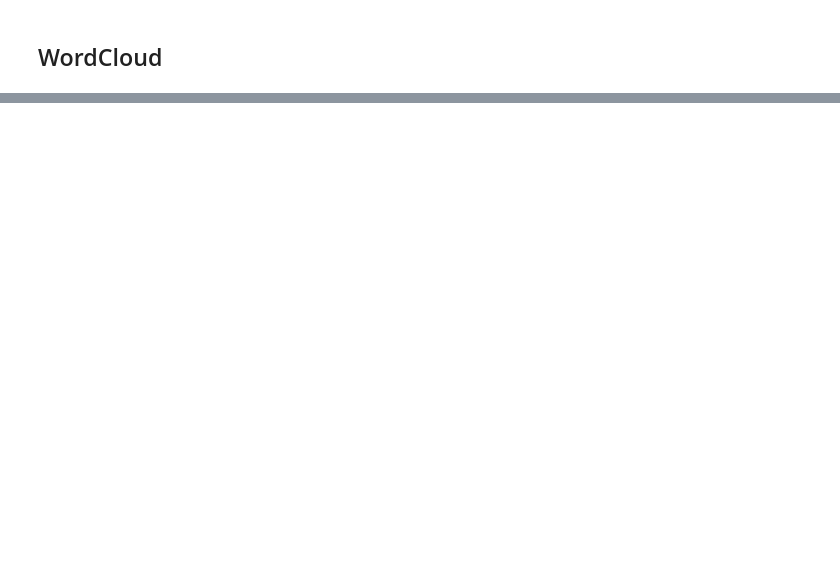
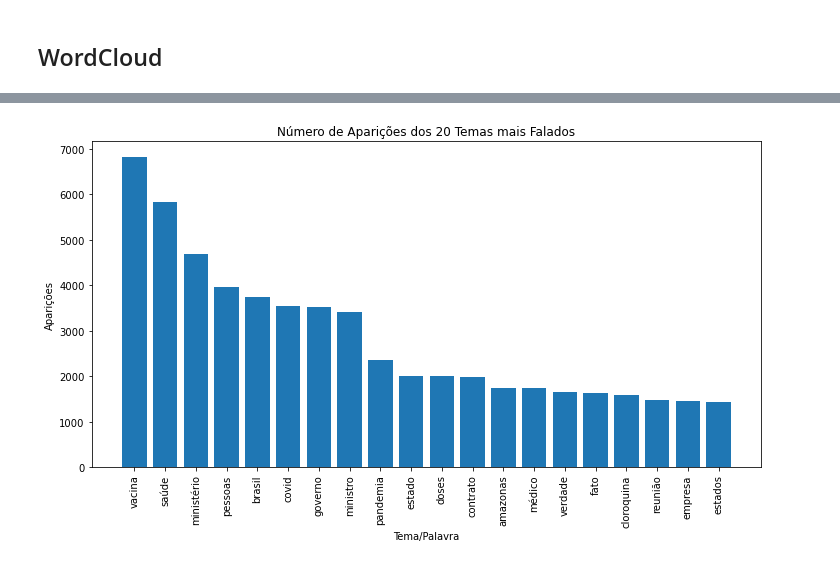
Before and after one commit to vnery5/Econometria, a Jupyter notebook: Notebooks/Linguagem Natural/WordCloud CPI.ipynb, the cells around one changed output, grey strips where cells are left out. Saved outputs shown, nothing was run; the diff lists cells and outputs as text; code cells hidden in the pictures; blank space fills up the shorter version.

Commit message:
Adição de gráfico de barras e melhores comentários na análise dos discursos da CPI

```diff
--- a/Notebooks/Linguagem Natural/WordCloud CPI.ipynb
+++ b/Notebooks/Linguagem Natural/WordCloud CPI.ipynb
@@ -341,0 +381,23 @@ makeImage(dictDist)
+# %%
+## Fazendo um gráfico de barra simples para ver a distribuição das 20 palavras mais ditas
+# Pegando 20 primeiros valores
+dictGrafico = {k: dictDist[k] for k in list(dictDist)[:20]}
+lChaves = dictGrafico.keys()
+lAparicoes = dictGrafico.values()
+
+# Plottando
+# Objeto gráfico
+fig = plt.figure(figsize=(12, 6))
+# Barras
+plt.bar(lChaves, lAparicoes)
+# Títulos
+plt.title("Número de Aparições dos 20 Temas mais Falados")
+plt.ylabel("Aparições")
+plt.xlabel("Tema/Palavra")
+# Rotação
+plt.xticks(rotation=90)
+
+# Salvando
+plt.savefig("Palavras_CPI.png", figsize=(12, 6), dpi=1200)
+# %% [output]
+[figure, added]
```
Also changed, not shown: parts of 16 cells of this notebook, 1 other file.
